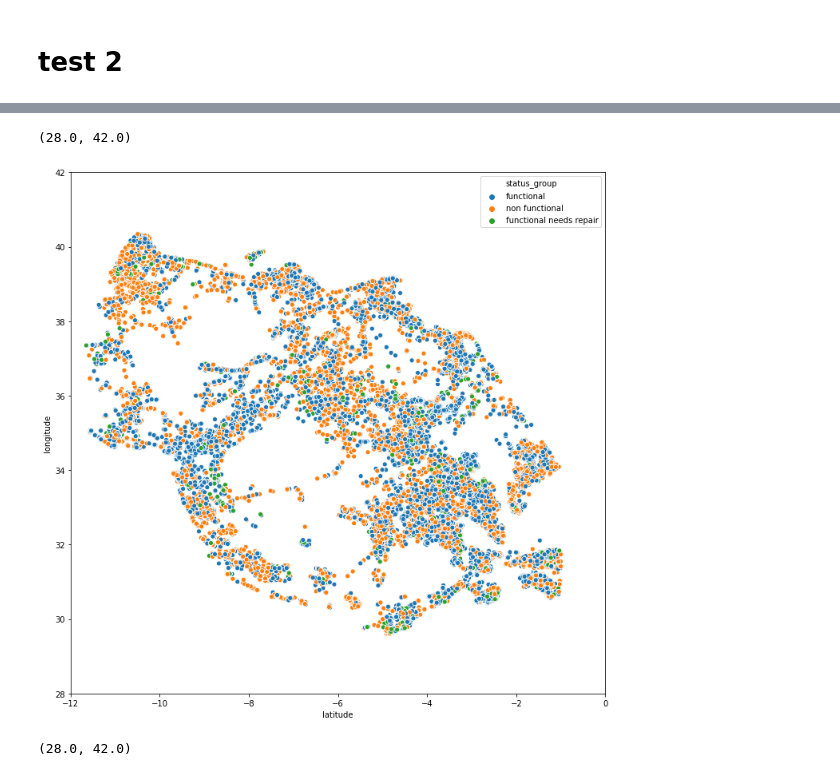
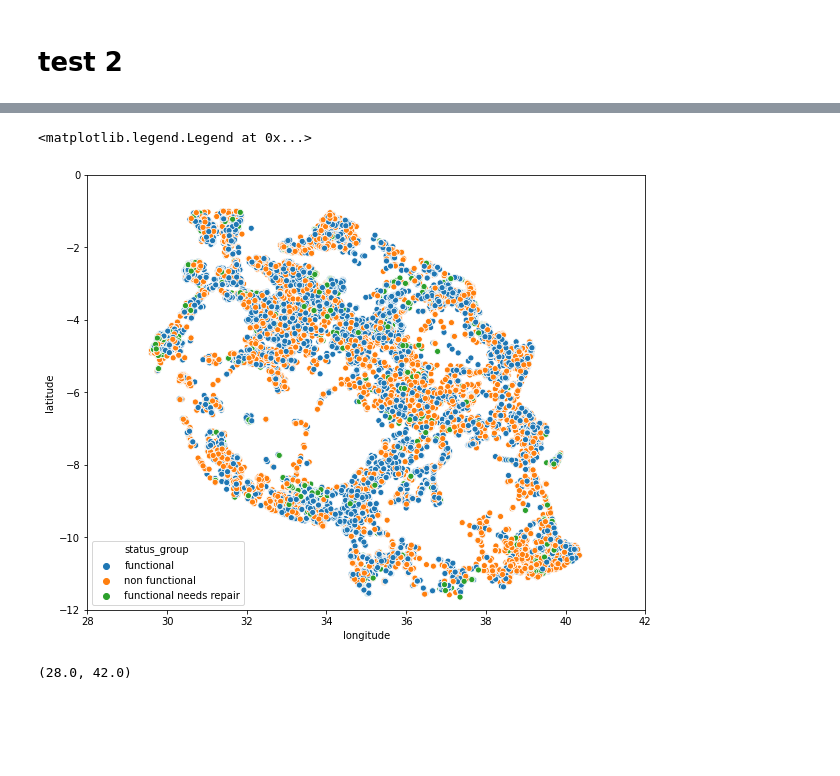
Before and after one commit to singsang2/Tanzanian-Water-Well-Project, a Jupyter notebook: Exploratory Note.ipynb, the cells around one changed output, grey strips where cells are left out. Drawn from its saved outputs; the diff is of its cells as text; code cells hidden in the pictures; blank space fills up the shorter version.

```diff
--- a/Exploratory Note.ipynb
+++ b/Exploratory Note.ipynb
@@ -26,7 +26,7 @@ The animation.avconv_args rcparam was deprecated in Matplotlib 3.3 and will be r
 # %%
 # Importing Dataset
 X = pd.read_csv('datasets/Tanzanian/training_set.csv')
-target = pd.read_csv('datasets/Tanzanian/train_result.csv')
+y = pd.read_csv('datasets/Tanzanian/train_result.csv')
 # %% [markdown]
 # Examining necessary columns
 # %%
@@ -637,12 +655,14 @@ sns.scatterplot(x='func', y='non_func', hue='status_group', data=target)
 # %%
-fig, ax = plt.subplots(figsize=(12,12))
-sns.scatterplot(x='latitude', y='longitude',
+df = pd.concat([X, target], axis=1)
+fig, ax = plt.subplots(figsize=(10,8))
+sns.scatterplot(x='longitude', y='latitude',
                 hue='status_group', data=df, ax=ax)
-plt.xlim(-12, 0)
-plt.ylim(28, 42)
+plt.ylim(-12, 0)
+plt.xlim(28, 42)
+plt.legend(loc='lower left')
 # %% [output]
-(28.0, 42.0)
+<matplotlib.legend.Legend at 0x...>
-[figure, old version]
+[figure, new version]
 # %%
 fig, ax = plt.subplots(figsize=(12,12))
 sns.scatterplot(x='latitude', y='longitude',
```
Also changed, not shown: parts of 6 cells of this notebook, 22 other files.
